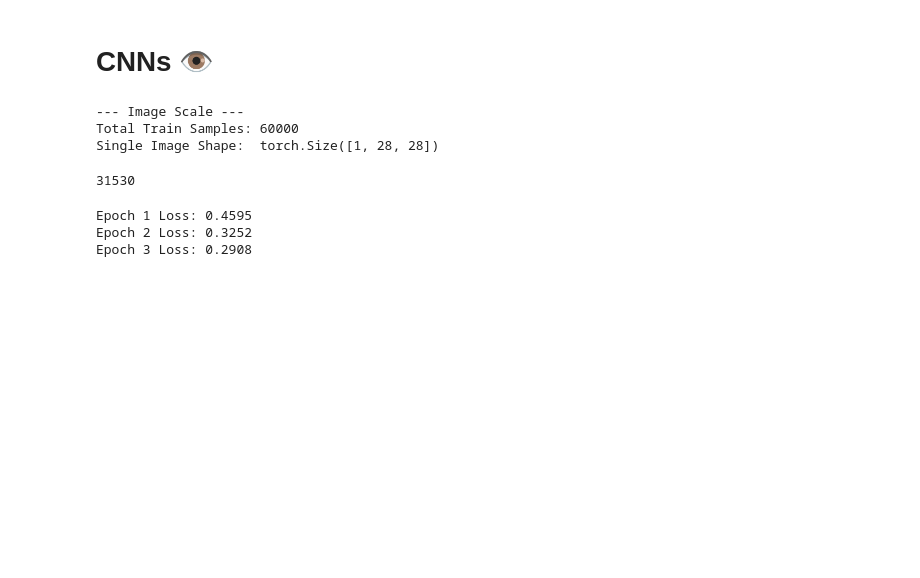
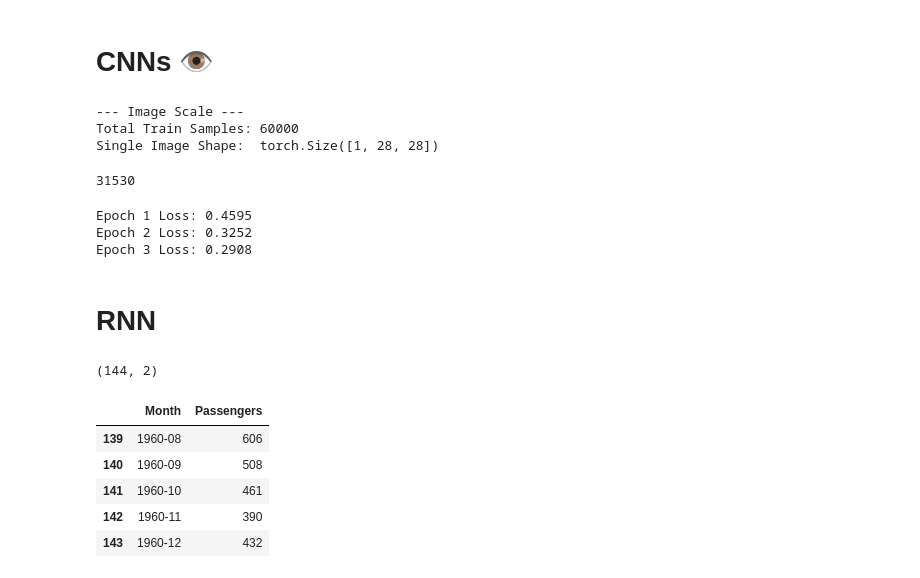
Before and after one commit to Louis-codes/TUM_deep_learning, a Jupyter notebook: 01_PyTorch_test.ipynb, the cells around one changed output. Drawn from its saved outputs; the diff is of its cells as text; code cells hidden in the pictures; blank space fills up the shorter version.

```diff
--- a/01_PyTorch_test.ipynb
+++ b/01_PyTorch_test.ipynb
@@ -248,3 +248,5 @@ for epoch in range(3): # Just 3 epochs for a quick test
 Epoch 1 Loss: 0.4595
 Epoch 2 Loss: 0.3252
 Epoch 3 Loss: 0.2908
+# %% [markdown]
+# **RNN**
@@ -250,0 +260,14 @@ Epoch 3 Loss: 0.2908
+# %%
+url = "https://raw.githubusercontent.com/jbrownlee/Datasets/master/airline-passengers.csv"
+df = pd.read_csv(url)
+data = df['Passengers'].values.astype(float).reshape(-1, 1)
+print(df.shape)
+df.tail()
+# %% [output]
+(144, 2)
+|  | Month | Passengers |
+| 139 | 1960-08 | 606 |
+| 140 | 1960-09 | 508 |
+| 141 | 1960-10 | 461 |
+| 142 | 1960-11 | 390 |
+| 143 | 1960-12 | 432 |
```
Also changed, not shown: parts of 6 cells of this notebook.
